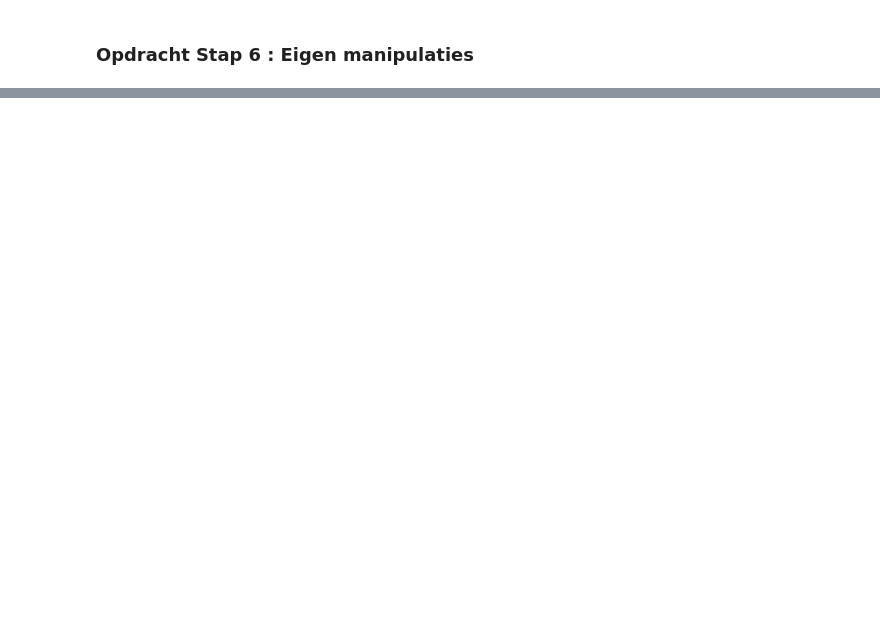
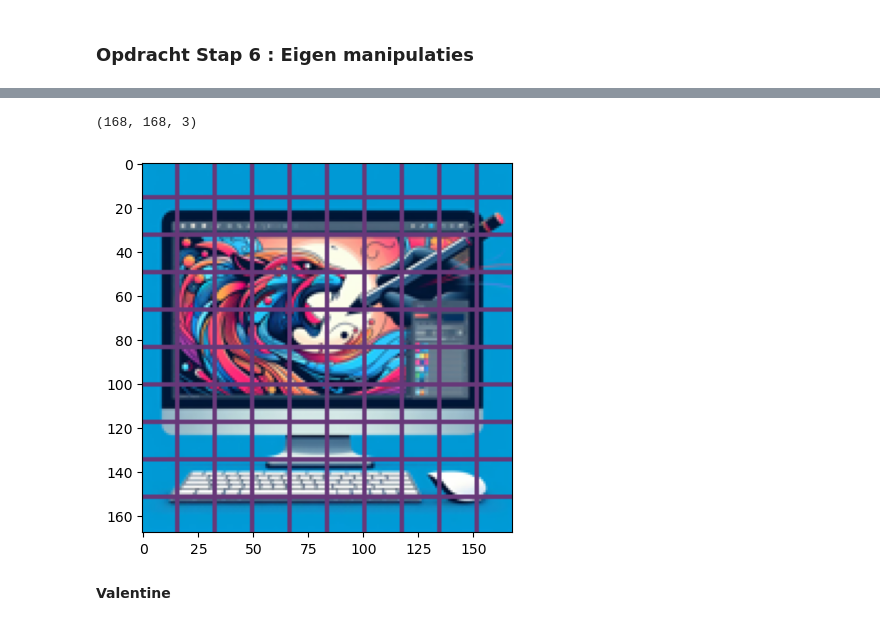
Before and after one commit to Qrt69/numpy_image_processing, a Jupyter notebook: Notebooks/Taak_Numpy_Image_Manipulation_Final.ipynb, the cells around one changed output, grey strips where cells are left out. Cells and saved outputs as stored; diff of their text form; code cells hidden in the pictures; blank space fills up the shorter version.

```diff
--- a/Notebooks/Taak_Numpy_Image_Manipulation_Final.ipynb
+++ b/Notebooks/Taak_Numpy_Image_Manipulation_Final.ipynb
@@ -386,0 +469,9 @@ List of random manipulations :
+# %%
+chosen_image_cuthorver = cuthorver(chosen_image_array, 10, 10, 2, [103,56,121])
+plt.imshow(chosen_image_cuthorver)
+print(chosen_image_cuthorver.shape)
+# %% [output]
+(168, 168, 3)
+[figure, added]
+# %% [markdown]
+**Valentine**
```
Also changed, not shown: parts of 13 cells of this notebook.
